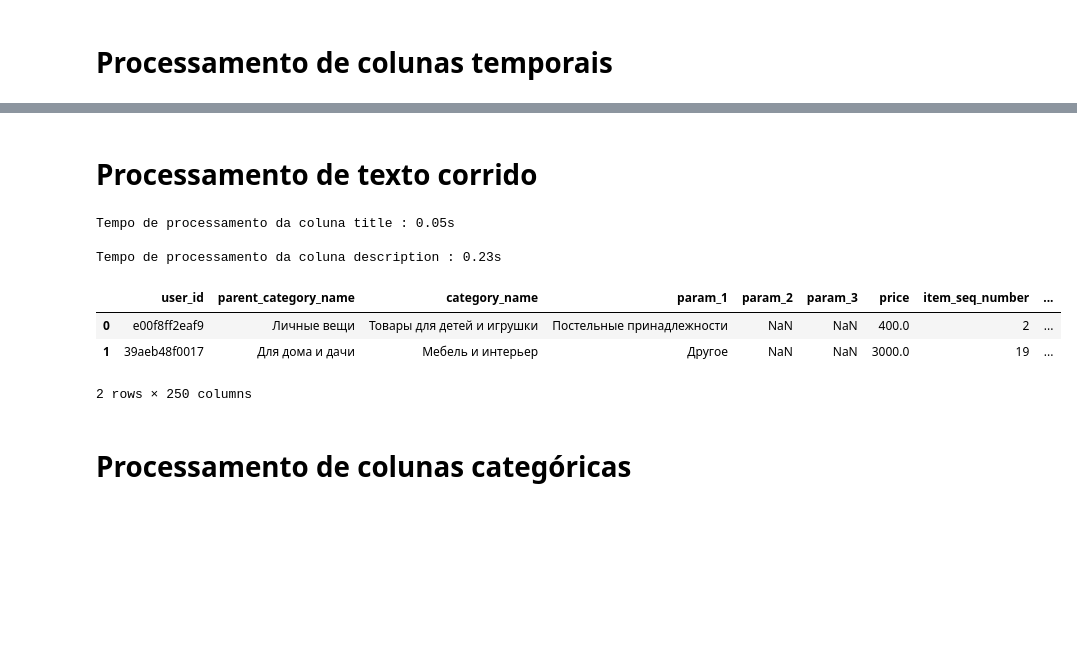
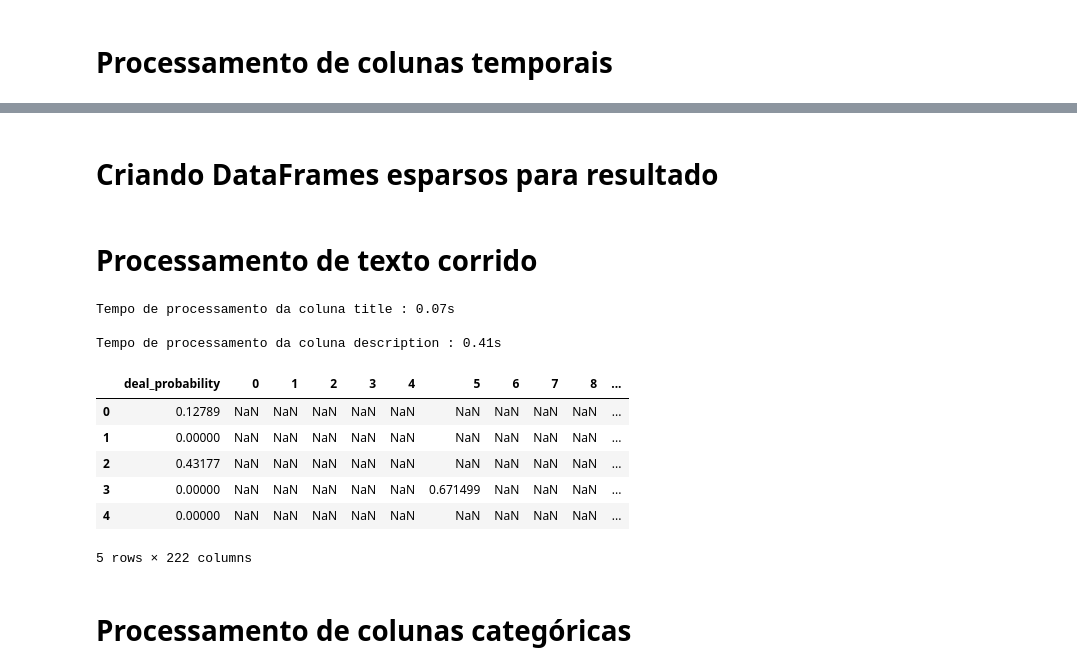
Before and after one commit to vinicius-alves/Kaggle-Avito-Challenge, a Jupyter notebook: notebook pré-processamento.ipynb, the cells around one changed output, grey strips where cells are left out. Cells and saved outputs as stored; diff of their text form; code cells hidden in the pictures; blank space fills up the shorter version.

Commit message:
Pré-processamento utilizando matrizes esparsas funcionando

```diff
--- a/notebook pré-processamento.ipynb
+++ b/notebook pré-processamento.ipynb
@@ -41,11 +43,33 @@ categorical_columns = ["user_type","parent_category_name","category_name", "user
 numeric_columns = ["price","image_top_1","item_seq_number"]
 
 # Tratando dados faltantes
+
+start = time.time()
+# Colunas de texto faltantes preenchidas com strings vazias
 for column in text_columns:
     df_train[column].fillna(value='', inplace=True)
     df_test[column].fillna(value='', inplace=True)
 
+# Colunas numéricas faltantes preenchidas com a média
 for column in numeric_columns:
     df_train[column].fillna(value = df_train[column].mean(), inplace=True)
     df_test[column].fillna(value = df_test[column].mean(), inplace=True)
+
+# Colunas categóricas faltantes preenchidas com a categoria mais frequente
+for column in categorical_columns:
+    counter = Counter(df_train[column])
+    mais_frequente = counter.most_common()[0][0]
+    if (type(mais_frequente) == str and mais_frequente == 'nan') or (type(mais_frequente) == float and math.isnan(mais_frequente)):
+        categoria_frequente = counter.most_common()[1][0]
+    else:
+        categoria_frequente = mais_frequente
+
+    counter = None
+
+    df_train[column].fillna(value = categoria_frequente, inplace=True)
+    df_test[column].fillna(value = categoria_frequente, inplace=True)
+
+end = time.time()
+
+print('Tempo de tratamento de dados faltantes: '+str("%.2f" % (end - start))+'s\n')
 # %% [output]
@@ -196,5 +220,12 @@ Tempo de processamento da coluna de datas : 0.01s
 | 4 | 6630d724bbf5 | Личные вещи | Детская одежда и обувь | Для девочек | Обувь | 25 | Туфли moschino | Очень красивые стильные туфельки,... | ... |
 5 rows × 31 columns
+# %% [markdown]
+# Criando DataFrames esparsos para resultado
+# %%
+target_column = "deal_probability"
+df_train_esparso = pd.DataFrame(df_train[target_column]).to_sparse()
+df_test_esparso  = pd.DataFrame(df_test['user_id']).to_sparse()
+df_train.drop(columns=[target_column],inplace=True)
 # %% [markdown]
 # Processamento de texto corrido
 # %%
@@ -216,48 +247,52 @@ for column in text_columns:
     start = time.time()
 
     # Removendo stop words
-    df_train[column].replace(stop_words_ru, '', inplace=True)
-    df_test[column].replace(stop_words_ru, '', inplace=True)
+    # necessário passar tudo para minúsculo antes
+    # df_train[column].replace(stop_words_ru, '', inplace=True)
+    # df_test[column].replace(stop_words_ru, '', inplace=True)
 
     serie_all_data = pd.concat([df_train[column], df_test [column]],copy=False)
 
     # Criando tfIdfVectorizer
     tfidf = TfidfVectorizer(sublinear_tf=True, analyzer=stemmed_words,
-                        lowercase=True, min_df = 2, max_df=0.8)
+                        lowercase=True, min_df = 2, max_df=0.8, dtype = np.float32)
 
     # fit
     tfidf.fit(serie_all_data)
     serie_all_data = None
 
     # transform
-    df_train_column_transformed = pd.DataFrame(tfidf.transform(df_train[column]).toarray())
-    df_test_column_transformed  = pd.DataFrame(tfidf.transform(df_test[column]).toarray())
+    df_train_column_transformed = pd.SparseDataFrame(tfidf.transform(df_train[column]))
+    df_test_column_transformed  = pd.SparseDataFrame(tfidf.transform(df_test[column]))
 
     # apagando colunas antigas
     df_train.drop(columns=[column],inplace=True)
     df_test.drop(columns=[column],inplace=True)
 
     # Mergeando dataFrames
-    df_train = pd.concat([df_train, df_train_column_transformed], axis=1, copy=False)
-    df_test =  pd.concat([df_test, df_test_column_transformed], axis=1, copy=False)
+    df_train_esparso = pd.concat([df_train_esparso, df_train_column_transformed], axis=1, copy=False)
+    df_test_esparso =  pd.concat([df_test_esparso, df_test_column_transformed], axis=1, copy=False)
 
     # Limpando memória
     df_train_column_transformed = None
     df_test_column_transformed  = None
 
     end = time.time()
 
     print('Tempo de processamento da coluna '+column+' : '+str("%.2f" % (end - start))+'s\n')
 
-df_train.head(2)
+df_train_esparso.head(5)
 # %% [output]
-Tempo de processamento da coluna title : 0.05s
+Tempo de processamento da coluna title : 0.07s
 
-Tempo de processamento da coluna description : 0.23s
+Tempo de processamento da coluna description : 0.41s
-|  | user_id | parent_category_name | category_name | param_1 | param_2 | param_3 | price | item_seq_number | ... |
-| 0 | e00f8ff2eaf9 | Личные вещи | Товары для детей и игрушки | Постельные принадлежности | NaN | NaN | 400.0 | 2 | ... |
-| 1 | 39aeb48f0017 | Для дома и дачи | Мебель и интерьер | Другое | NaN | NaN | 3000.0 | 19 | ... |
+|  | deal_probability | 0 | 1 | 2 | 3 | 4 | 5 | 6 | 7 | 8 | ... |
+| 0 | 0.12789 | NaN | NaN | NaN | NaN | NaN | NaN | NaN | NaN | NaN | ... |
+| 1 | 0.00000 | NaN | NaN | NaN | NaN | NaN | NaN | NaN | NaN | NaN | ... |
+| 2 | 0.43177 | NaN | NaN | NaN | NaN | NaN | NaN | NaN | NaN | NaN | ... |
+| 3 | 0.00000 | NaN | NaN | NaN | NaN | NaN | 0.671499 | NaN | NaN | NaN | ... |
+| 4 | 0.00000 | NaN | NaN | NaN | NaN | NaN | NaN | NaN | NaN | NaN | ... |
-2 rows × 250 columns
+5 rows × 222 columns
 # %% [markdown]
 # Processamento de colunas categóricas
 # %%
```
Also changed, not shown: parts of 10 cells of this notebook.
